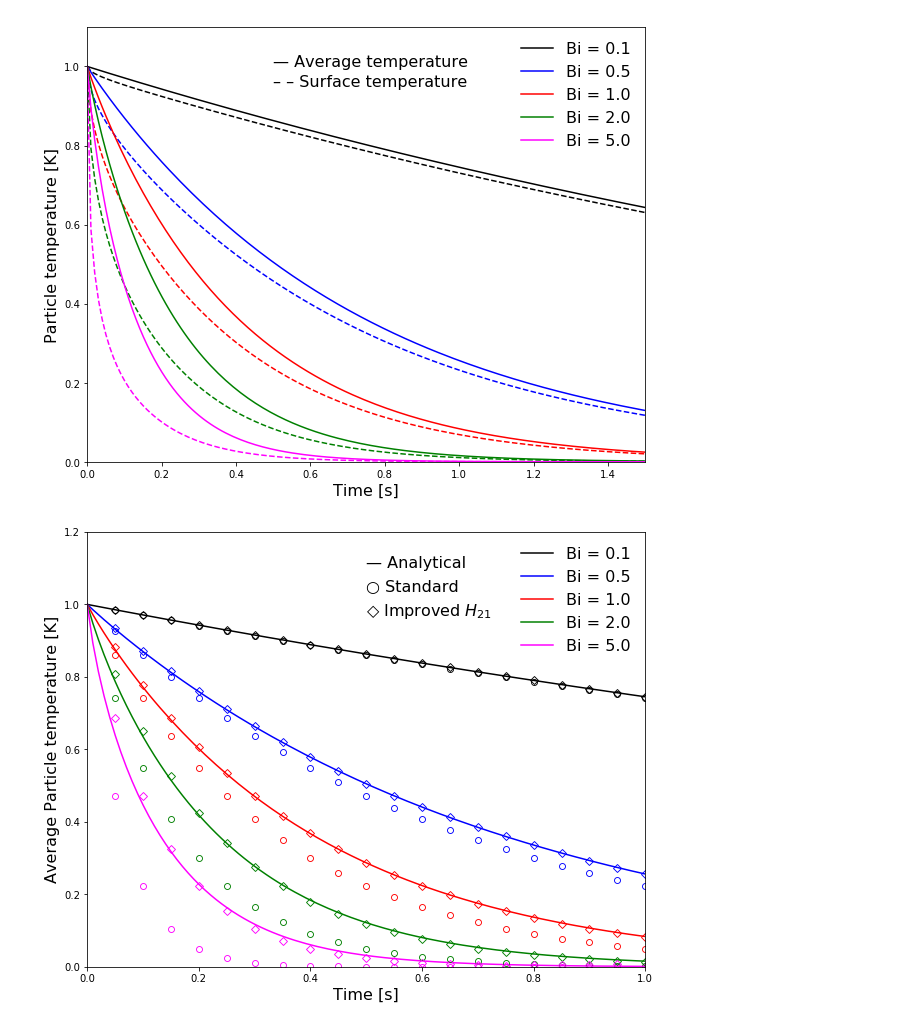
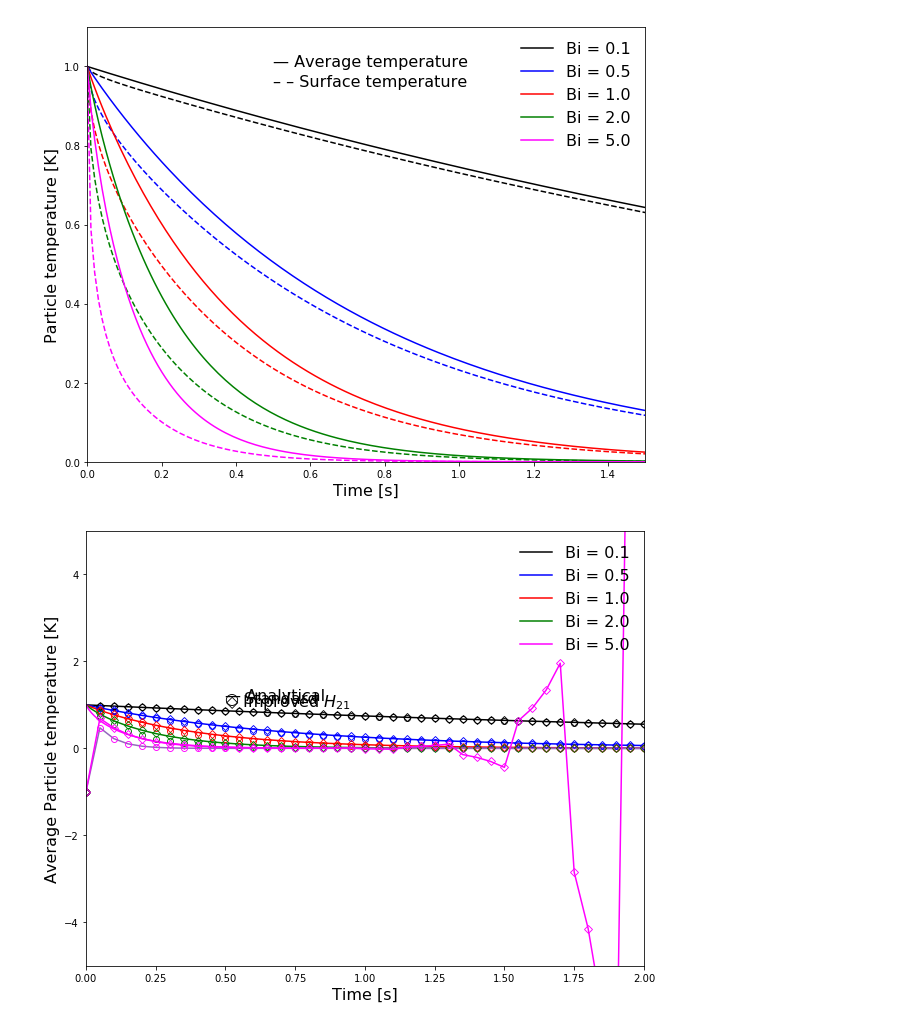
Before and after one commit to lucillalmeida/doutorado-validacoes, a Jupyter notebook: cooling_particle/Post-processing/Transient heat conduction in a solid sphere with convective boundary-comparison.ipynb, the cells around one changed output. Drawn from its saved outputs; the diff is of its cells as text; code cells hidden in the pictures.

```diff
--- a/cooling_particle/Post-processing/Transient heat conduction in a solid sphere with convective boundary-comparison.ipynb
+++ b/cooling_particle/Post-processing/Transient heat conduction in a solid sphere with convective boundary-comparison.ipynb
@@ -391,35 +391,35 @@ plt.plot(t,average_temperature_list[4], linestyle = "-", color = "magenta", labe
 
 plt.plot(t_zero_way_Bi01_standard, temp_zero_way_Bi01_standard, linestyle = "None", marker = 'o', markeredgecolor = "black",
          markeredgewidth = 0.9, markevery=1, markerfacecolor = "None")
 plt.plot(t_zero_way_Bi05_standard, temp_zero_way_Bi05_standard, linestyle = "None", marker = 'o', markeredgecolor = "blue",
          markeredgewidth = 0.9, markevery=1, markerfacecolor = "None")
 plt.plot(t_zero_way_Bi1_standard, temp_zero_way_Bi1_standard, linestyle = "None", marker = 'o', markeredgecolor = "red",
          markeredgewidth = 0.9, markevery=1, markerfacecolor = "None")
 plt.plot(t_zero_way_Bi2_standard, temp_zero_way_Bi2_standard, linestyle = "None", marker = 'o', markeredgecolor = "green",
          markeredgewidth = 0.9, markevery=1, markerfacecolor = "None")
-plt.plot(t_zero_way_Bi5_standard, temp_zero_way_Bi5_standard, linestyle = "None", marker = 'o', markeredgecolor = "magenta",
+plt.plot(t_zero_way_Bi5_standard, temp_zero_way_Bi5_standard, linestyle = "-", marker = 'o', markeredgecolor = "magenta",
          markeredgewidth = 0.9, markevery=1, markerfacecolor = "None")
 
 plt.plot(t_zero_way_Bi01_improved_h21, temp_zero_way_Bi01_improved_h21, linestyle = "None", marker = 'D', markeredgecolor = "black",
          markeredgewidth = 0.9, markevery=1, markerfacecolor = "none")
 plt.plot(t_zero_way_Bi05_improved_h21, temp_zero_way_Bi05_improved_h21, linestyle = "None", marker = 'D', markeredgecolor = "blue",
          markeredgewidth = 0.9, markevery=1, markerfacecolor = "none")
 plt.plot(t_zero_way_Bi1_improved_h21, temp_zero_way_Bi1_improved_h21, linestyle = "None", marker = 'D', markeredgecolor = "red",
          markeredgewidth = 0.9, markevery=1, markerfacecolor = "none")
 plt.plot(t_zero_way_Bi2_improved_h21, temp_zero_way_Bi2_improved_h21, linestyle = "None", marker = 'D', markeredgecolor = "green",
          markeredgewidth = 0.9, markevery=1, markerfacecolor = "none")
-plt.plot(t_zero_way_Bi5_improved_h21, temp_zero_way_Bi5_improved_h21, linestyle = "None", marker = 'D', markeredgecolor = "magenta",
+plt.plot(t_zero_way_Bi5_improved_h21, temp_zero_way_Bi5_improved_h21, linestyle = "-", color = "magenta", marker = 'D', markeredgecolor = "magenta",
          markeredgewidth = 0.9, markevery=1, markerfacecolor = "none")
 
-plt.xlim(0, 1.0)
-plt.ylim(0, 1.2)
+plt.xlim(0, 2.0)
+plt.ylim(-5, 5)
 plt.legend(fontsize=16, loc='upper right', frameon=False)
 plt.ylabel('Average Particle temperature [K]', fontsize=16)
 plt.xlabel('Time [s]', fontsize=16)
 plt.annotate('\u2014 Analytical',xy=(0.5, 1.1), fontsize=16)
 plt.annotate('\u25CB Standard', xy=(0.5, 1.035), fontsize=16)
 plt.annotate('\u25C7 Improved $H_{21}$', xy=(0.5, 0.97), fontsize=16)
 plt.savefig('AverageParticleTemperatureComparison.png')
 plt.show()
 # %% [output]
-[figure, old version]
+[figure, new version]
```
Also changed, not shown: 2 other files.
